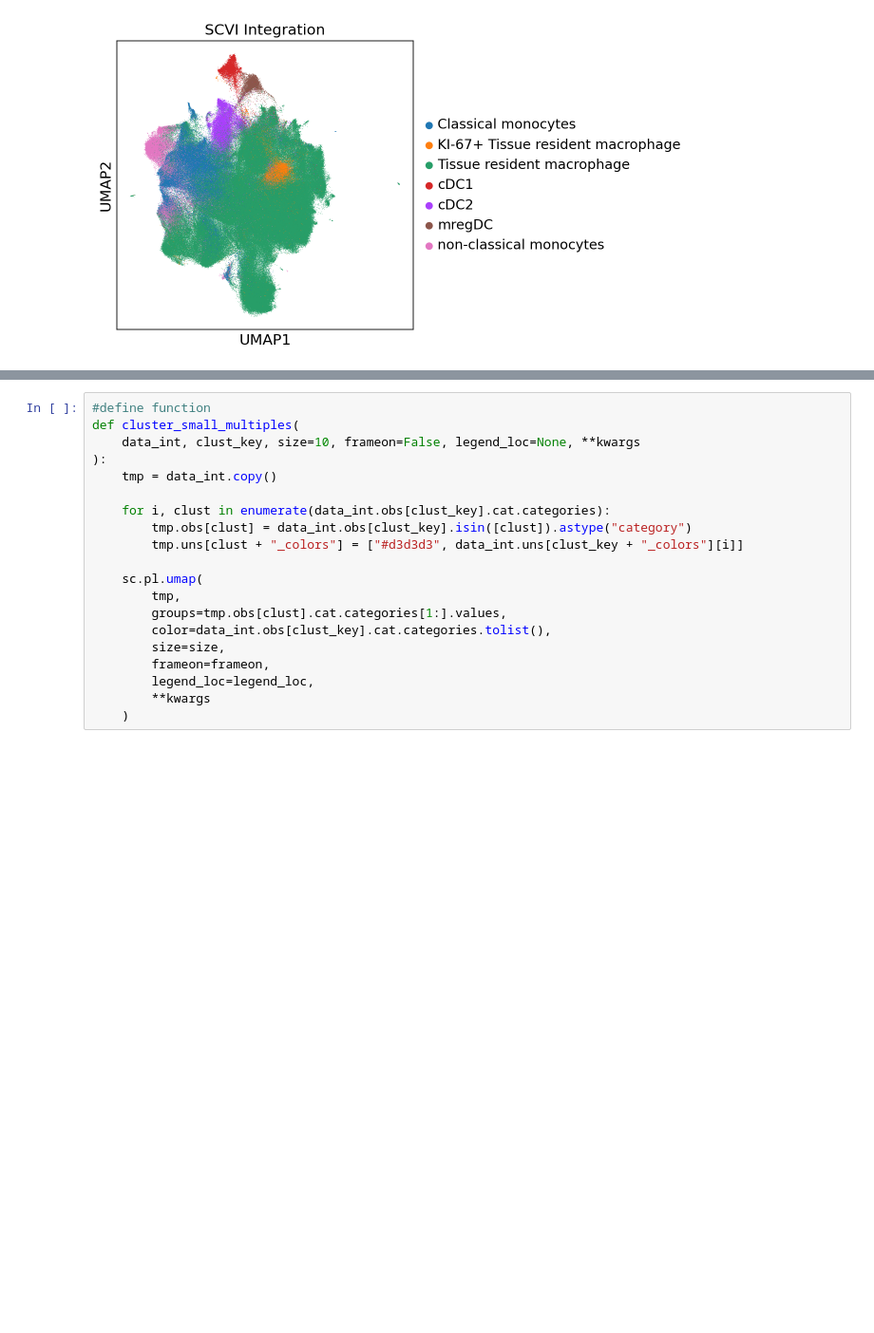
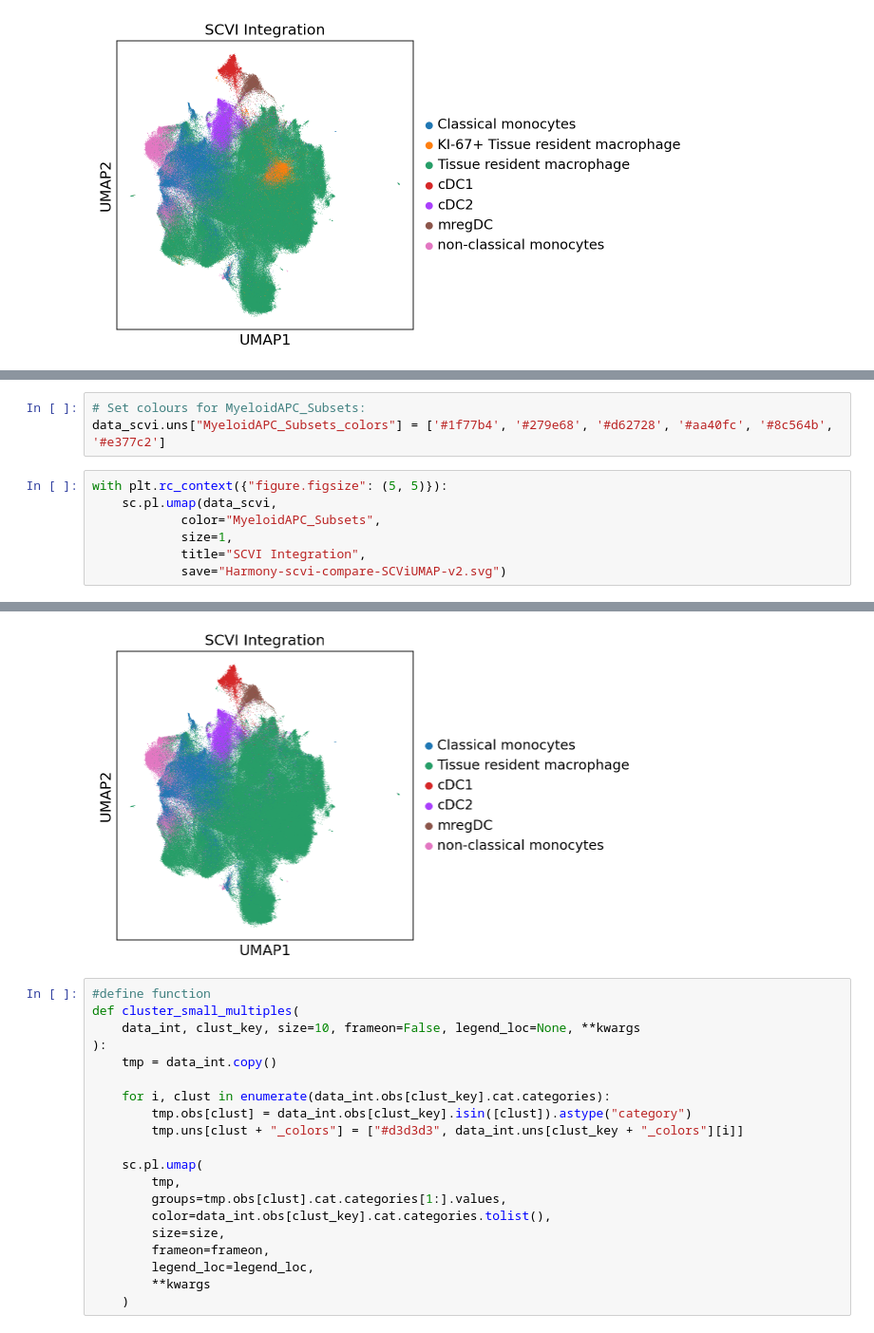
Before and after one commit to tuonglab/Nikita-project, a Jupyter notebook: notebooks/2025-05-01_scvi-comparison.ipynb, the cells around one changed output, grey strips where cells are left out. Shown at 95% size. Drawn from its saved outputs; the diff is of its cells as text; blank space fills up the shorter version.

```diff
--- a/notebooks/2025-05-01_scvi-comparison.ipynb
+++ b/notebooks/2025-05-01_scvi-comparison.ipynb
@@ -95,0 +127,11 @@ WARNING: saving figure to file figures/umapHarmony-scvi-compare-SCViUMAP.svg
+# %%
+# Set colours for MyeloidAPC_Subsets:
+data_scvi.uns["MyeloidAPC_Subsets_colors"] = ['#1f77b4', '#279e68', '#d62728', '#aa40fc', '#8c564b', '#e377c2']
+# %%
+with plt.rc_context({"figure.figsize": (5, 5)}):
+    sc.pl.umap(data_scvi,
+            color="MyeloidAPC_Subsets",
+            size=1,
+            title="SCVI Integration",
+            save="Harmony-scvi-compare-SCViUMAP-v2.svg")
+# %% [output]
@@ -96,3 +139,4 @@ WARNING: saving figure to file figures/umapHarmony-scvi-compare-SCViUMAP.svg
+[figure, added]
 # %%
 #define function
 def cluster_small_multiples(
```
Also changed, not shown: parts of 5 cells of this notebook.
